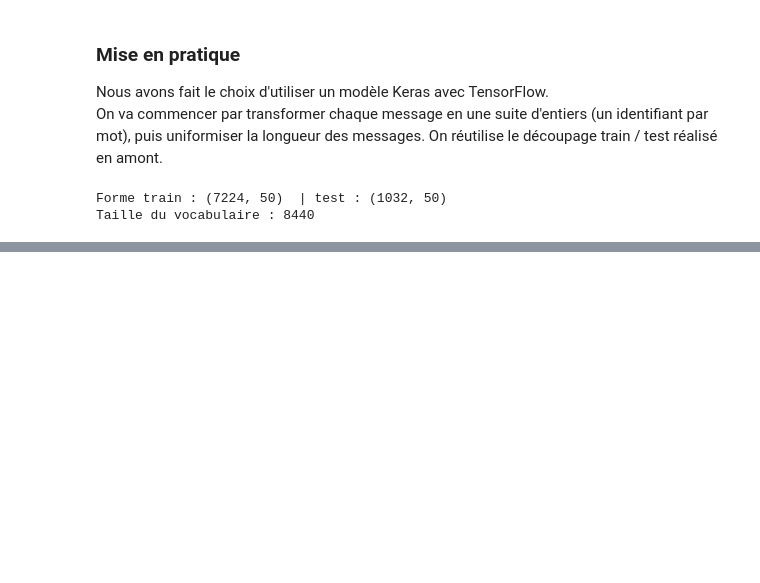
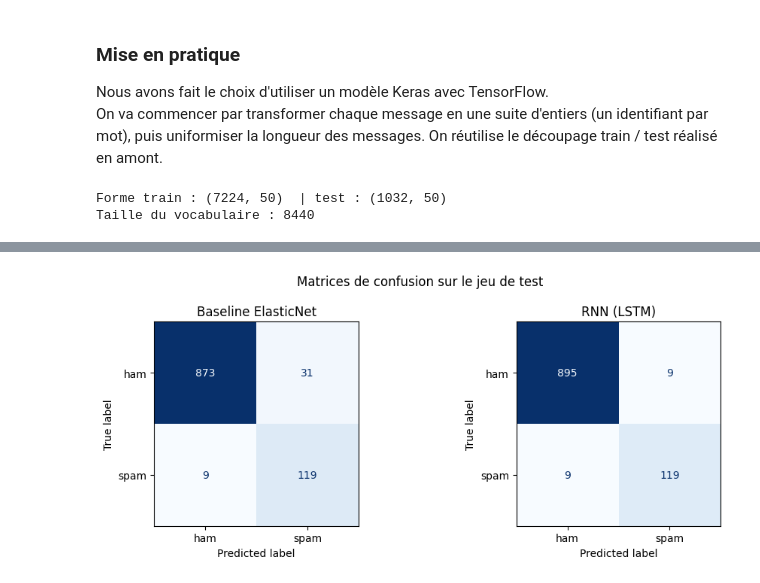
Before and after one commit to AmauryTISSOT/Cours_deep_learning_M2, a Jupyter notebook: notebooks/01-at-sms-spam.ipynb, the cells around one changed output, grey strips where cells are left out. Saved outputs shown, nothing was run; the diff lists cells and outputs as text; code cells hidden in the pictures; blank space fills up the shorter version.

```diff
--- a/notebooks/01-at-sms-spam.ipynb
+++ b/notebooks/01-at-sms-spam.ipynb
@@ -845,0 +942,20 @@ Model: "sequential"
+# %%
+from sklearn.metrics import confusion_matrix, ConfusionMatrixDisplay
+
+fig, axes = plt.subplots(1, 2, figsize=(10, 4))
+
+ConfusionMatrixDisplay(
+    confusion_matrix(y_test_bin, y_pred_bl), display_labels=["ham", "spam"]
+).plot(ax=axes[0], cmap="Blues", colorbar=False)
+axes[0].set_title("Baseline ElasticNet")
+
+ConfusionMatrixDisplay(
+    confusion_matrix(y_test_bin, y_pred_rnn), display_labels=["ham", "spam"]
+).plot(ax=axes[1], cmap="Blues", colorbar=False)
+axes[1].set_title("RNN (LSTM)")
+
+plt.suptitle("Matrices de confusion sur le jeu de test")
+plt.tight_layout()
+plt.show()
+# %% [output]
+[figure, added]
```
Also changed, not shown: parts of 8 cells of this notebook.
